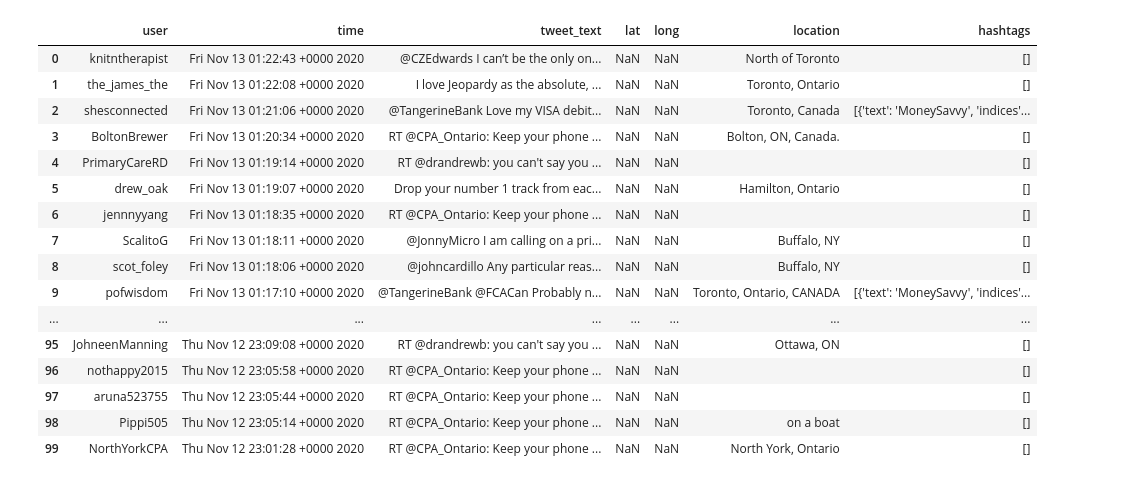
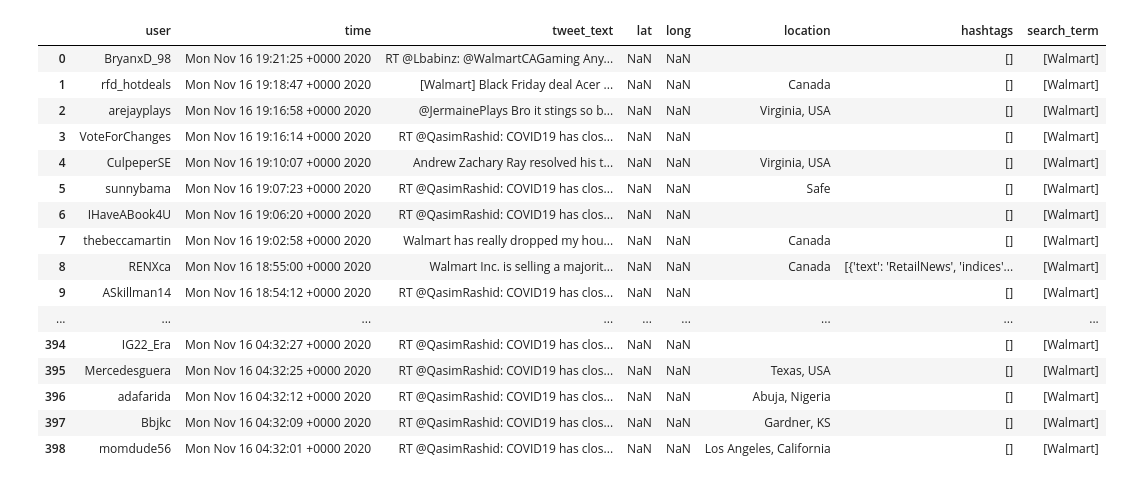
Before and after one commit to 2020ai/tweetDetective_DataScience, a Jupyter notebook: notebooks/tweet_collection.ipynb, the cells around one changed output. Drawn from its saved outputs; the diff is of its cells as text; code cells hidden in the pictures.

```diff
--- a/notebooks/tweet_collection.ipynb
+++ b/notebooks/tweet_collection.ipynb
@@ -23,7 +23,10 @@ access_token_secret = "nN4nX0LhlUZHN31LLYU1neOxg7elvb4LIo9KkX7gMDMaN"
 api_key = "oMlZlYVi6MerYj7SZzcYWvgVr"
 api_secret_key = "OW8cYRS69LUQ1gD5rKULGi4QtuBoj0OX5hRyJI5HVBbzTLZzam"
 # %%
-def get_tweets(query='', pagestocollect = 50, count=100, geocode="43.653226,-79.383184,100km"):
+#https://developer.twitter.com/en/docs/twitter-api/v1/tweets/search/api-reference/get-search-tweets
+#https://developer.twitter.com/en/docs/tweets/timelines/guides/working-with-timelines
+#count max is 100
+def get_tweets(query='', pagestocollect = 20, count=100, result_type='mixed', since=None, until=None, geocode=None):
     # This method downloads the tweets from twitter and returns a list of dictionaries
     # each representing a tweet.
     # This function was inspired from: http://www.hristogueorguiev.com/
@@ -35,7 +38,9 @@ def get_tweets(query='', pagestocollect = 50, count=100, geocode="43.653226,-79.
 
     results = twitter_obj.search(q=query, include_entities='true',
                              tweet_mode='extended',count=count,
-                             result_type='recent',lang='en',
+                             result_type=result_type,lang='en',
+                             since=since,
+                             until=until,
                              geocode=geocode)
 
 # The following code follows this logic
@@ -57,7 +62,9 @@ def get_tweets(query='', pagestocollect = 50, count=100, geocode="43.653226,-79.
         results = twitter_obj.search(q=query, max_id=str(mid)
                              ,include_entities='true',
                              tweet_mode='extended',count=count,
-                             result_type='recent',lang='en',
+                             result_type=result_type,lang='en',
+                             since=since,
+                             until=until,
                              geocode=geocode)
 
         data+=results['statuses']
@@ -70,3 +75,7 @@ tweet_data = get_tweets('bank')
+# %%
+#geocode="43.653226,-79.383184,100km" #Toronto
+#geocode="49.525238,-93.874023,4000km" #North America
+tweet_data = get_tweets(query='Walmart',result_type='recent', geocode="49.525238,-93.874023,4000km")
 # %%
 df = pd.DataFrame()
 df['user'] = list(map(lambda tweet: tweet['user']['screen_name'], tweet_data))
@@ -76,6 +85,16 @@ df['lat'] = list(map(lambda tweet: tweet['geo']['coordinates'][0] if tweet['geo'
 df['long'] = list(map(lambda tweet: tweet['geo']['coordinates'][1] if tweet['geo'] != None and tweet['geo']['coordinates'][0] != 0.0 else None, tweet_data))
 df['location'] = list(map(lambda tweet: tweet['user']['location'], tweet_data))
 df['hashtags'] = list(map(lambda tweet: tweet['entities']['hashtags'], tweet_data))
+# %%
+def find_search_term(tweet):
+    matches = []
+    for i, term in enumerate(search_terms):
+        if(term.lower() in tweet.lower()):
+            matches.append(term)
+    return matches
+# %%
+search_terms = ['Walmart']
+df['search_term'] = df['tweet_text'].apply(lambda tweet: find_search_term(tweet))
 # %%
 df.info()
 # %% [output]
@@ -96,24 +116,24 @@ memory usage: 278.4+ KB
 # %%
 pd.set_option('display.max_rows', 999)
 pd.set_option('display.max_columns', 999)
-df.head(100)
+df.head(400)
 # %% [output]
-|  | user | time | tweet_text | lat | long | location | hashtags |
-| 0 | knitntherapist | Fri Nov 13 01:22:43 +0000 2020 | @CZEdwards I can’t be the only on... | NaN | NaN | North of Toronto | [] |
-| 1 | the_james_the | Fri Nov 13 01:22:08 +0000 2020 | I love Jeopardy as the absolute, ... | NaN | NaN | Toronto, Ontario | [] |
-| 2 | shesconnected | Fri Nov 13 01:21:06 +0000 2020 | @TangerineBank Love my VISA debit... | NaN | NaN | Toronto, Canada | [{'text': 'MoneySavvy', 'indices'... |
-| 3 | BoltonBrewer | Fri Nov 13 01:20:34 +0000 2020 | RT @CPA_Ontario: Keep your phone ... | NaN | NaN | Bolton, ON, Canada. | [] |
-| 4 | PrimaryCareRD | Fri Nov 13 01:19:14 +0000 2020 | RT @drandrewb: you can't say you ... | NaN | NaN |  | [] |
-| 5 | drew_oak | Fri Nov 13 01:19:07 +0000 2020 | Drop your number 1 track from eac... | NaN | NaN | Hamilton, Ontario | [] |
-| 6 | jennnyyang | Fri Nov 13 01:18:35 +0000 2020 | RT @CPA_Ontario: Keep your phone ... | NaN | NaN |  | [] |
-| 7 | ScalitoG | Fri Nov 13 01:18:11 +0000 2020 | @JonnyMicro I am calling on a pri... | NaN | NaN | Buffalo, NY | [] |
-| 8 | scot_foley | Fri Nov 13 01:18:06 +0000 2020 | @johncardillo Any particular reas... | NaN | NaN | Buffalo, NY | [] |
-| 9 | pofwisdom | Fri Nov 13 01:17:10 +0000 2020 | @TangerineBank @FCACan Probably n... | NaN | NaN | Toronto, Ontario, CANADA | [{'text': 'MoneySavvy', 'indices'... |
-| ... | ... | ... | ... | ... | ... | ... | ... |
-| 95 | JohneenManning | Thu Nov 12 23:09:08 +0000 2020 | RT @drandrewb: you can't say you ... | NaN | NaN | Ottawa, ON | [] |
-| 96 | nothappy2015 | Thu Nov 12 23:05:58 +0000 2020 | RT @CPA_Ontario: Keep your phone ... | NaN | NaN |  | [] |
-| 97 | aruna523755 | Thu Nov 12 23:05:44 +0000 2020 | RT @CPA_Ontario: Keep your phone ... | NaN | NaN |  | [] |
-| 98 | Pippi505 | Thu Nov 12 23:05:14 +0000 2020 | RT @CPA_Ontario: Keep your phone ... | NaN | NaN | on a boat | [] |
-| 99 | NorthYorkCPA | Thu Nov 12 23:01:28 +0000 2020 | RT @CPA_Ontario: Keep your phone ... | NaN | NaN | North York, Ontario | [] |
+|  | user | time | tweet_text | lat | long | location | hashtags | search_term |
+| 0 | BryanxD_98 | Mon Nov 16 19:21:25 +0000 2020 | RT @Lbabinz: @WalmartCAGaming Any... | NaN | NaN |  | [] | [Walmart] |
+| 1 | rfd_hotdeals | Mon Nov 16 19:18:47 +0000 2020 | [Walmart] Black Friday deal Acer ... | NaN | NaN | Canada | [] | [Walmart] |
+| 2 | arejayplays | Mon Nov 16 19:16:58 +0000 2020 | @JermainePlays Bro it stings so b... | NaN | NaN | Virginia, USA | [] | [Walmart] |
+| 3 | VoteForChanges | Mon Nov 16 19:16:14 +0000 2020 | RT @QasimRashid: COVID19 has clos... | NaN | NaN |  | [] | [Walmart] |
+| 4 | CulpeperSE | Mon Nov 16 19:10:07 +0000 2020 | Andrew Zachary Ray resolved his t... | NaN | NaN | Virginia, USA | [] | [Walmart] |
+| 5 | sunnybama | Mon Nov 16 19:07:23 +0000 2020 | RT @QasimRashid: COVID19 has clos... | NaN | NaN | Safe | [] | [Walmart] |
+| 6 | IHaveABook4U | Mon Nov 16 19:06:20 +0000 2020 | RT @QasimRashid: COVID19 has clos... | NaN | NaN |  | [] | [Walmart] |
+| 7 | thebeccamartin | Mon Nov 16 19:02:58 +0000 2020 | Walmart has really dropped my hou... | NaN | NaN | Canada | [] | [Walmart] |
+| 8 | RENXca | Mon Nov 16 18:55:00 +0000 2020 | Walmart Inc. is selling a majorit... | NaN | NaN | Canada | [{'text': 'RetailNews', 'indices'... | [Walmart] |
+| 9 | ASkillman14 | Mon Nov 16 18:54:12 +0000 2020 | RT @QasimRashid: COVID19 has clos... | NaN | NaN |  | [] | [Walmart] |
+| ... | ... | ... | ... | ... | ... | ... | ... | ... |
+| 394 | IG22_Era | Mon Nov 16 04:32:27 +0000 2020 | RT @QasimRashid: COVID19 has clos... | NaN | NaN |  | [] | [Walmart] |
+| 395 | Mercedesguera | Mon Nov 16 04:32:25 +0000 2020 | RT @QasimRashid: COVID19 has clos... | NaN | NaN | Texas, USA | [] | [Walmart] |
+| 396 | adafarida | Mon Nov 16 04:32:12 +0000 2020 | RT @QasimRashid: COVID19 has clos... | NaN | NaN | Abuja, Nigeria | [] | [Walmart] |
+| 397 | Bbjkc | Mon Nov 16 04:32:09 +0000 2020 | RT @QasimRashid: COVID19 has clos... | NaN | NaN | Gardner, KS | [] | [Walmart] |
+| 398 | momdude56 | Mon Nov 16 04:32:01 +0000 2020 | RT @QasimRashid: COVID19 has clos... | NaN | NaN | Los Angeles, California | [] | [Walmart] |
 # %%
 df.to_csv('tweets.csv')
```
Also changed, not shown: parts of 5 cells of this notebook, 8 other files.
